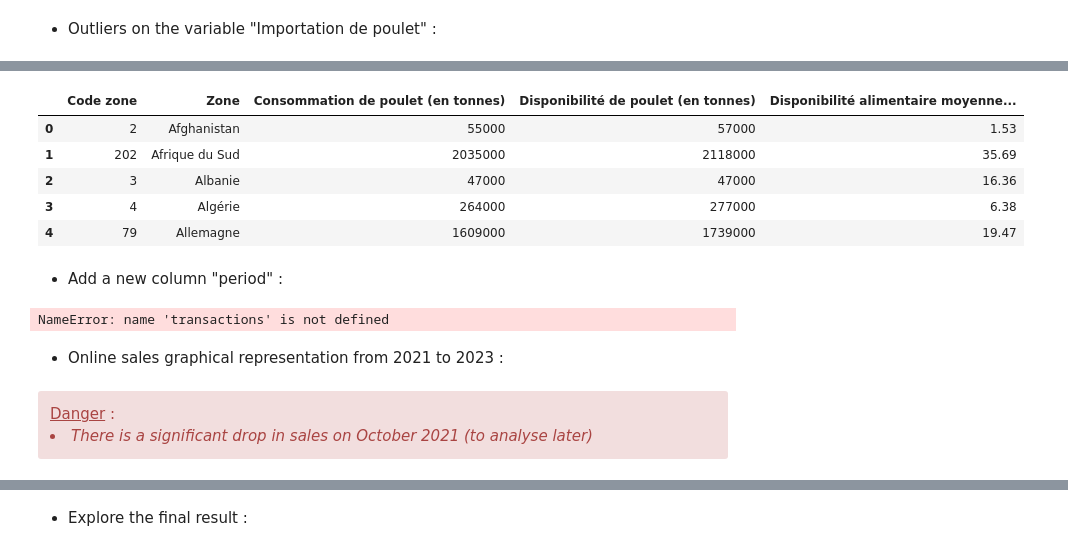
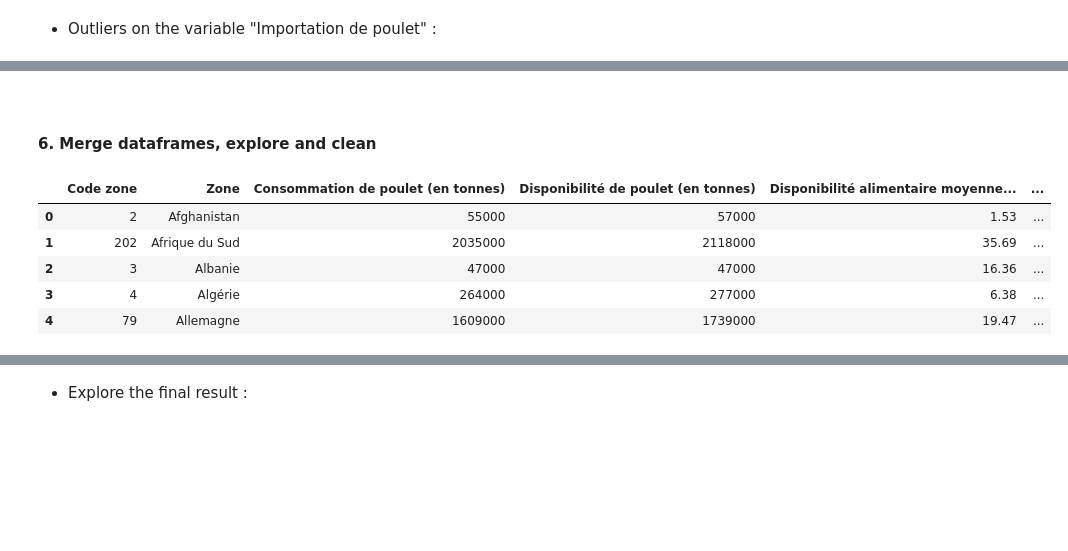
Before and after one commit to donia-nefiz/Produce-a-world-market-research-with-Python, a Jupyter notebook: 1 World-market-research_Exploration-and-data-cleaning.ipynb, the cells around one changed output, grey strips where cells are left out. Cells and saved outputs as stored; diff of their text form; code cells hidden in the pictures; blank space fills up the shorter version.

```diff
--- a/1 World-market-research_Exploration-and-data-cleaning.ipynb
+++ b/1 World-market-research_Exploration-and-data-cleaning.ipynb
@@ -331,7 +345,7 @@ The column Code zone does not contain duplicates
 # %% [markdown]
 - Rename the last column :
 # %%
-chicken_avail_per_hab.rename(columns={"Valeur":"Disponibilité alimentaire moyenne par habitant (en tonnes)"}, inplace=True)
+chicken_avail_per_hab.rename(columns={"Valeur":"Disponibilité alimentaire moyenne par habitant (en kg)"}, inplace=True)
 # %% [markdown]
 - Removed some unnecessary columns :
 # %%
@@ -554,0 +575,3 @@ chicken_export.rename(columns={"Valeur":"Exportation de poulet (en tonnes)"}, in
+# %%
+chicken_export.drop(columns =['Zone', 'Code Élément', 'Élément', 'Produit', 'Année', 'Unité'], inplace=True)
+chicken_export.head()
@@ -678,19 +733,14 @@ the_outliers.sort_values(by=["zscore"], ascending=False)
+# %% [markdown]
+<a id='another_cell_g'></a>
+# %% [markdown]
+#### 6. Merge dataframes, explore and clean
 # %%
-chickenOK = chicken_consum.merge(chicken_avail, how='left', on='Code zone').merge(chicken_avail_per_hab, how='left', on='Code zone')
-display(chickenOK.head())
+chickenALL1 = chicken_consum.merge(chicken_avail, how='left', on='Code zone').merge(chicken_avail_per_hab, how='left', on='Code zone').merge(chicken_prod, how='left', on='Code zone').merge(chicken_export, how='left', on='Code zone').merge(chicken_import, how='left', on='Code zone')
+display(chickenALL1.head())
 # %% [output]
-|  | Code zone | Zone | Consommation de poulet (en tonnes) | Disponibilité de poulet (en tonnes) | Disponibilité alimentaire moyenne... |
-| 0 | 2 | Afghanistan | 55000 | 57000 | 1.53 |
-| 1 | 202 | Afrique du Sud | 2035000 | 2118000 | 35.69 |
-| 2 | 3 | Albanie | 47000 | 47000 | 16.36 |
-| 3 | 4 | Algérie | 264000 | 277000 | 6.38 |
-| 4 | 79 | Allemagne | 1609000 | 1739000 | 19.47 |
+|  | Code zone | Zone | Consommation de poulet (en tonnes) | Disponibilité de poulet (en tonnes) | Disponibilité alimentaire moyenne... | ... |
+| 0 | 2 | Afghanistan | 55000 | 57000 | 1.53 | ... |
+| 1 | 202 | Afrique du Sud | 2035000 | 2118000 | 35.69 | ... |
+| 2 | 3 | Albanie | 47000 | 47000 | 16.36 | ... |
+| 3 | 4 | Algérie | 264000 | 277000 | 6.38 | ... |
+| 4 | 79 | Allemagne | 1609000 | 1739000 | 19.47 | ... |
-# %% [markdown]
-- Add a new column "period" :
-# %%
-transactions['period'] = transactions['date'].dt.to_period("m")
-transactions
-# %% [output]
-NameError: name 'transactions' is not defined
-# %% [markdown]
-- Online sales graphical representation from 2021 to 2023 :
@@ -702,5 +746,0 @@ plt.savefig("Part1.Online sales graphical representation from 2021 to 2023.png",
-# %% [markdown]
-<div class="alert-danger">
-    <u>Danger</u> :
-<i><br><li> There is a significant drop in sales on October 2021 (to analyse later)</br></li>
-</i></div>
```
Also changed, not shown: parts of 49 cells of this notebook.
